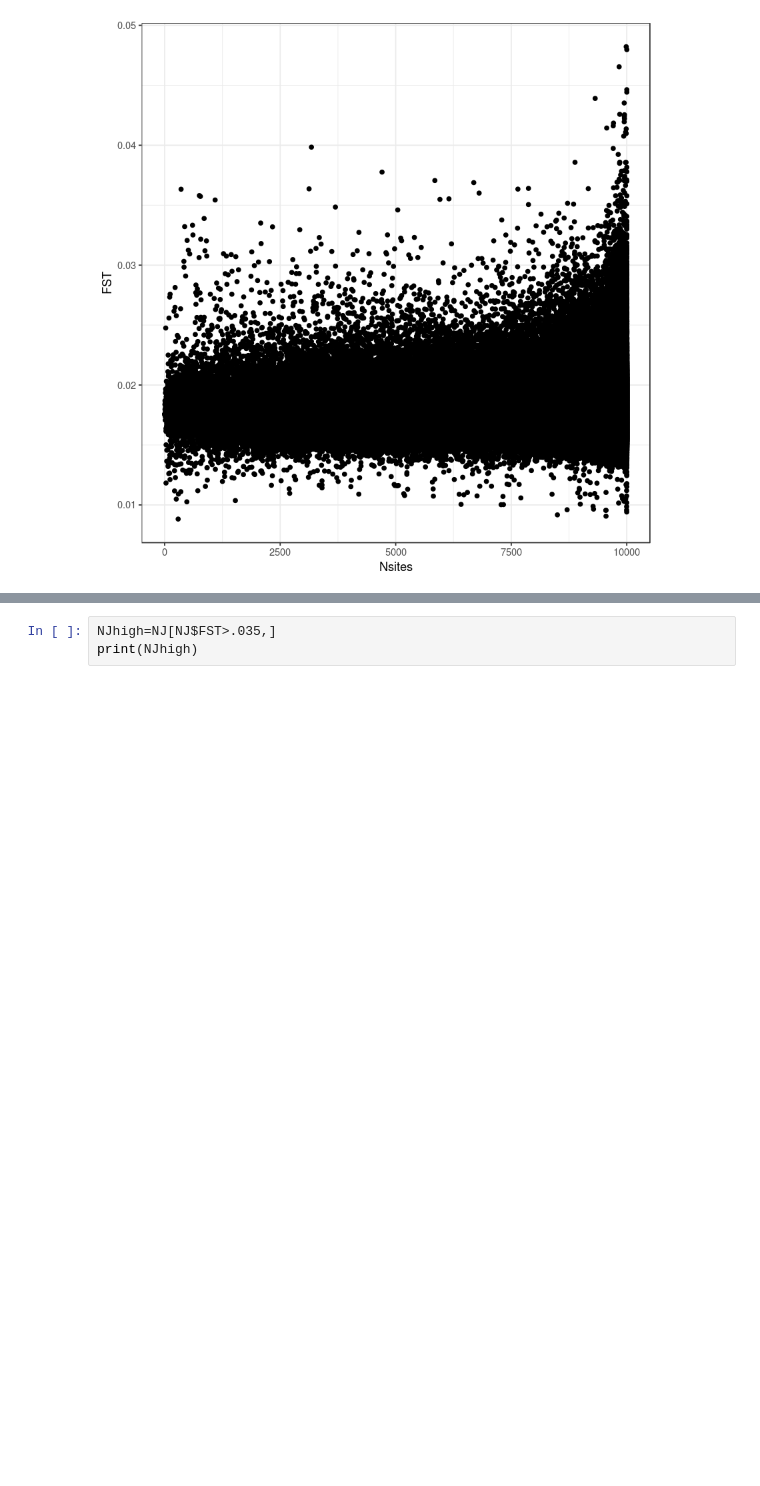
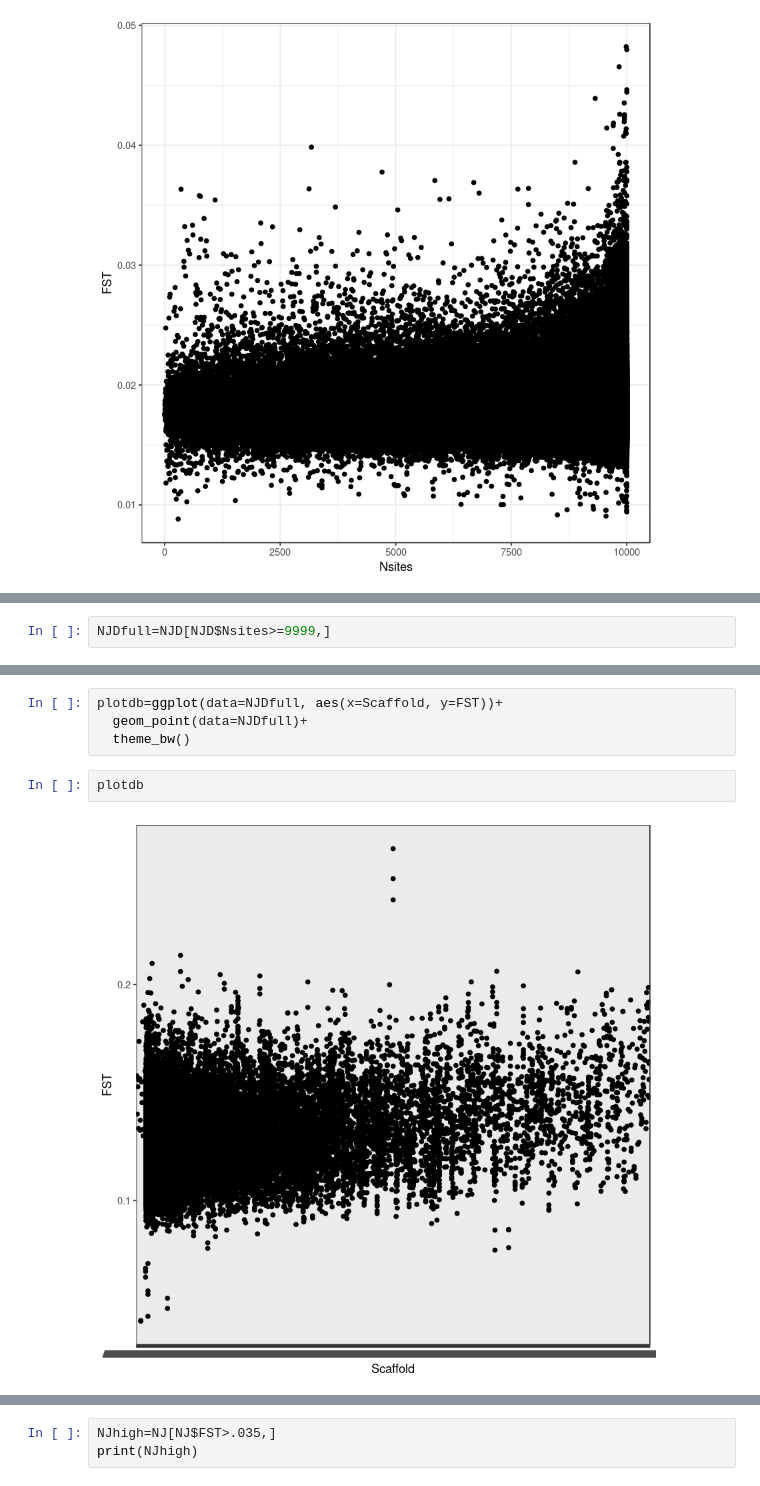
Before and after one commit to sagw/WNS_WGS, a Jupyter notebook: All_FST_plots.ipynb, the cells around one changed output, grey strips where cells are left out. Drawn from its saved outputs; the diff is of its cells as text; blank space fills up the shorter version.

```diff
--- a/All_FST_plots.ipynb
+++ b/All_FST_plots.ipynb
@@ -46,0 +69,2 @@ plot1a
+# %%
+NJDfull=NJD[NJD$Nsites>=9999,]
@@ -46,0 +81,8 @@ plot1a
+# %%
+plotdb=ggplot(data=NJDfull, aes(x=Scaffold, y=FST))+
+  geom_point(data=NJDfull)+
+  theme_bw()
+# %%
+plotdb
+# %% [output]
+[figure, added]
```
Also changed, not shown: parts of 11 cells of this notebook, 2 other files.
